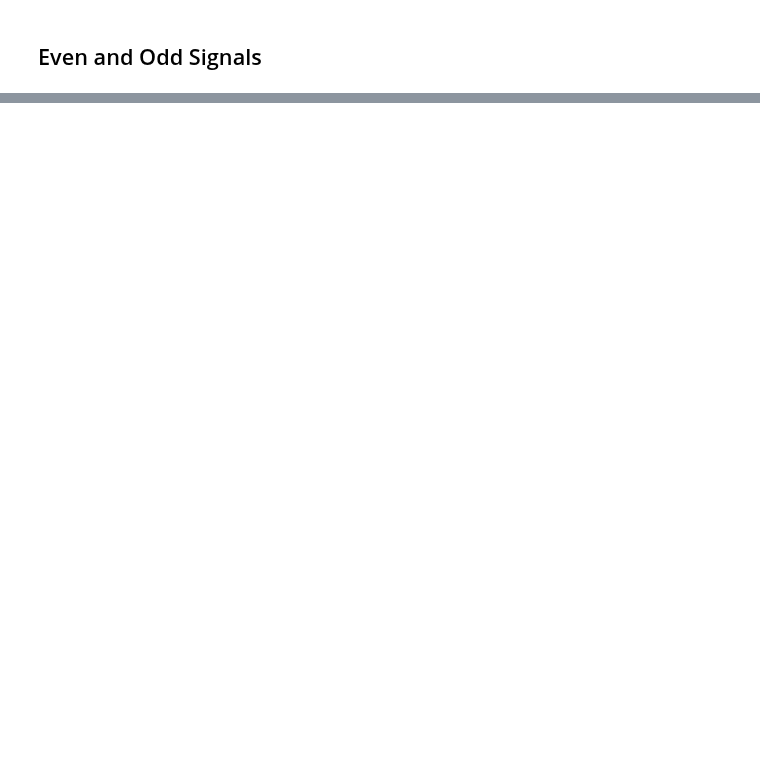
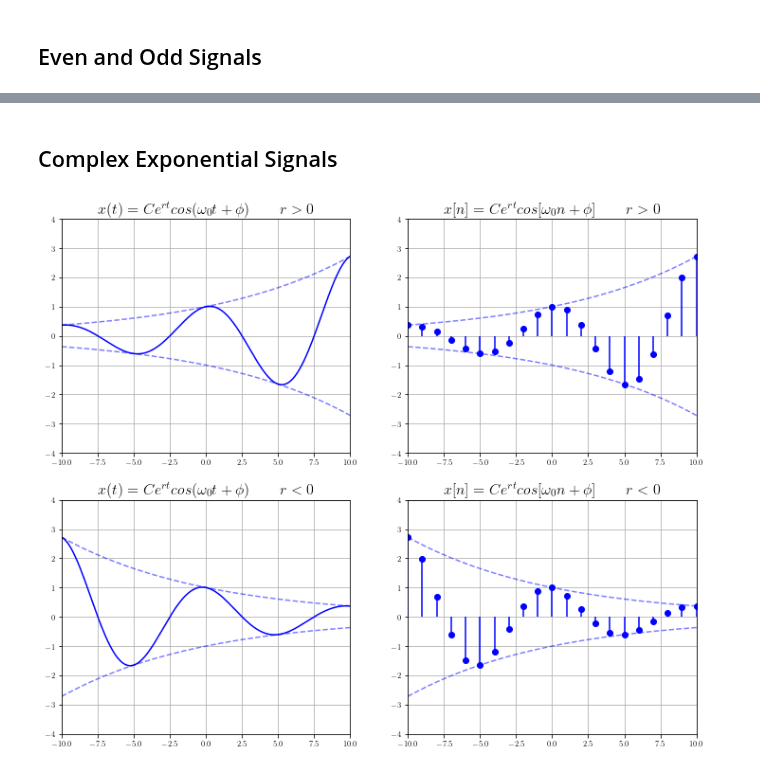
Before and after one commit to tmquan/ivcl, a Jupyter notebook: _sources/courses/dsp/intro.ipynb, the cells around one changed output, grey strips where cells are left out. Cells and saved outputs as stored; diff of their text form; code cells hidden in the pictures; blank space fills up the shorter version.

```diff
--- a/_sources/courses/dsp/intro.ipynb
+++ b/_sources/courses/dsp/intro.ipynb
@@ -182,0 +258,68 @@ plt.show()
+# %% [markdown]
+## Complex Exponential Signals
+# %%
+t = sp.Symbol('t')
+fig, ax = plt.subplots(
+    2, 2,
+    figsize=(12, 10),
+    # tight_layout=True,
+)
+
+mpl_axes_plot(ax[0][0], sp.exp((t)/10)*sp.cos(2*np.pi*t/10), (t, -40, 40), color='b')
+mpl_axes_plot(ax[0][0], sp.exp((t)/10), (t, -40, 40), color='b', alpha=0.5, linestyle='--')
+mpl_axes_plot(ax[0][0], -sp.exp((t)/10), (t, -40, 40), color='b', alpha=0.5, linestyle='--')
+ax[0][0].set_xlim(-10, 10, 1)
+ax[0][0].set_ylim(-4, 4, 1)
+ax[0][0].set_title(r'$x(t) = Ce^{rt}cos(\omega_0t+\phi) \qquad r>0$', fontsize=16)
+ax[0][0].tick_params(axis='x', labelsize=8)
+ax[0][0].tick_params(axis='y', labelsize=8)
+# ax[0][0].set_xticks([], fontsize=16)
+# ax[0][0].set_yticks([], fontsize=16)
+ax[0][0].grid('on')
+ax[0][0].margins(0.02, 0.02)
+
+
+mpl_axes_stem(ax[0][1], sp.exp((t)/10)*sp.cos(2*np.pi*t/10), (t, -40, 40, 1), linefmt='b', markerfmt='bo')
+mpl_axes_plot(ax[0][1], sp.exp((t)/10), (t, -40, 40), color='b', alpha=0.5, linestyle='--')
+mpl_axes_plot(ax[0][1], -sp.exp((t)/10), (t, -40, 40), color='b', alpha=0.5, linestyle='--')
+ax[0][1].set_xlim(-10, 10, 1)
+ax[0][1].set_ylim(-4, 4, 1)
+ax[0][1].set_title(r'$x[n] = Ce^{rt}cos[\omega_0n+\phi] \qquad r>0$', fontsize=16)
+ax[0][1].tick_params(axis='x', labelsize=8)
+ax[0][1].tick_params(axis='y', labelsize=8)
+# ax[0][1].set_xticks([], fontsize=16)
+# ax[0][1].set_yticks([], fontsize=16)
+ax[0][1].grid('on')
+ax[0][1].margins(0.02, 0.02)
+
+
+mpl_axes_plot(ax[1][0], sp.exp((-t)/10)*sp.cos(2*np.pi*t/10), (t, -40, 40), color='b')
+mpl_axes_plot(ax[1][0], sp.exp((-t)/10), (t, -40, 40), color='b', alpha=0.5, linestyle='--')
+mpl_axes_plot(ax[1][0], -sp.exp((-t)/10), (t, -40, 40), color='b', alpha=0.5, linestyle='--')
+ax[1][0].set_xlim(-10, 10, 1)
+ax[1][0].set_ylim(-4, 4, 1)
+ax[1][0].set_title(r'$x(t) = Ce^{rt}cos(\omega_0t+\phi) \qquad r<0$', fontsize=16)
+ax[1][0].tick_params(axis='x', labelsize=8)
+ax[1][0].tick_params(axis='y', labelsize=8)
+# ax[1][0].set_xticks([], fontsize=16)
+# ax[1][0].set_yticks([], fontsize=16)
+ax[1][0].grid('on')
+ax[1][0].margins(0.02, 0.02)
+
+
+mpl_axes_stem(ax[1][1], sp.exp((-t)/10)*sp.cos(2*np.pi*t/10), (t, -40, 40, 1), linefmt='b', markerfmt='bo')
+mpl_axes_plot(ax[1][1], sp.exp((-t)/10), (t, -40, 40), color='b', alpha=0.5, linestyle='--')
+mpl_axes_plot(ax[1][1], -sp.exp((-t)/10), (t, -40, 40), color='b', alpha=0.5, linestyle='--')
+ax[1][1].set_xlim(-10, 10, 1)
+ax[1][1].set_ylim(-4, 4, 1)
+ax[1][1].set_title(r'$x[n] = Ce^{rt}cos[\omega_0n+\phi] \qquad r<0$', fontsize=16)
+ax[1][1].tick_params(axis='x', labelsize=8)
+ax[1][1].tick_params(axis='y', labelsize=8)
+# ax[1][1].set_xticks([], fontsize=16)
+# ax[1][1].set_yticks([], fontsize=16)
+ax[1][1].grid('on')
+ax[1][1].margins(0.02, 0.02)
+
+plt.show()
+# %% [output]
+[figure, added]
```
Also changed, not shown: parts of 6 cells of this notebook, 7 other files.
